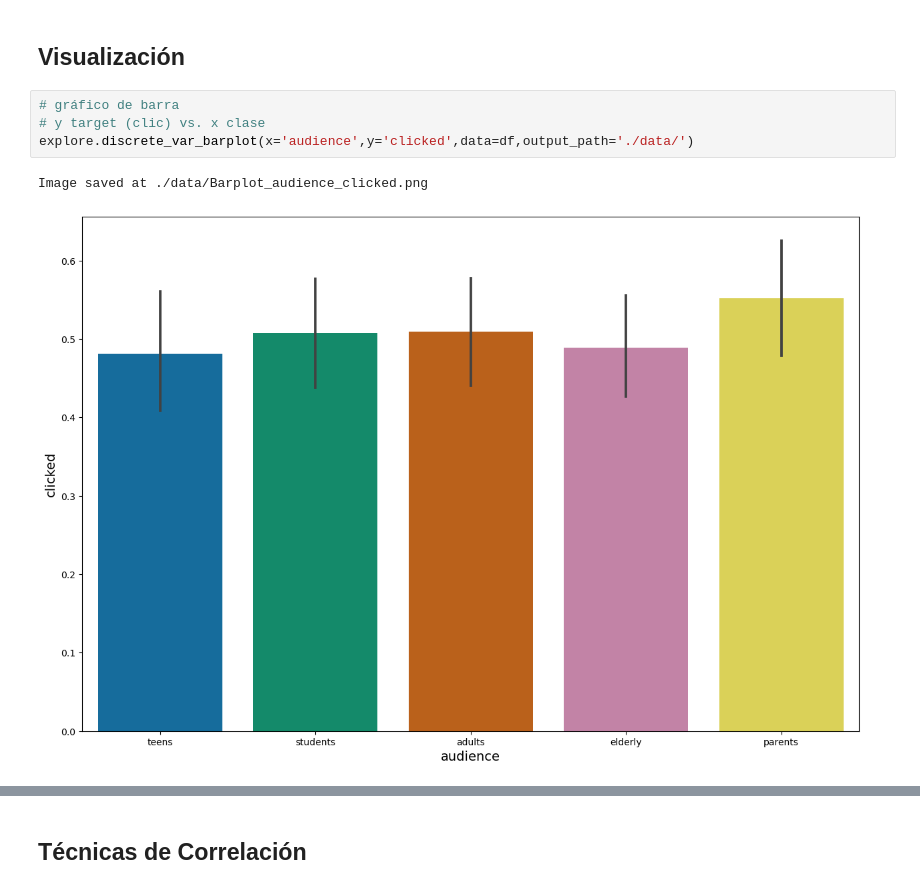
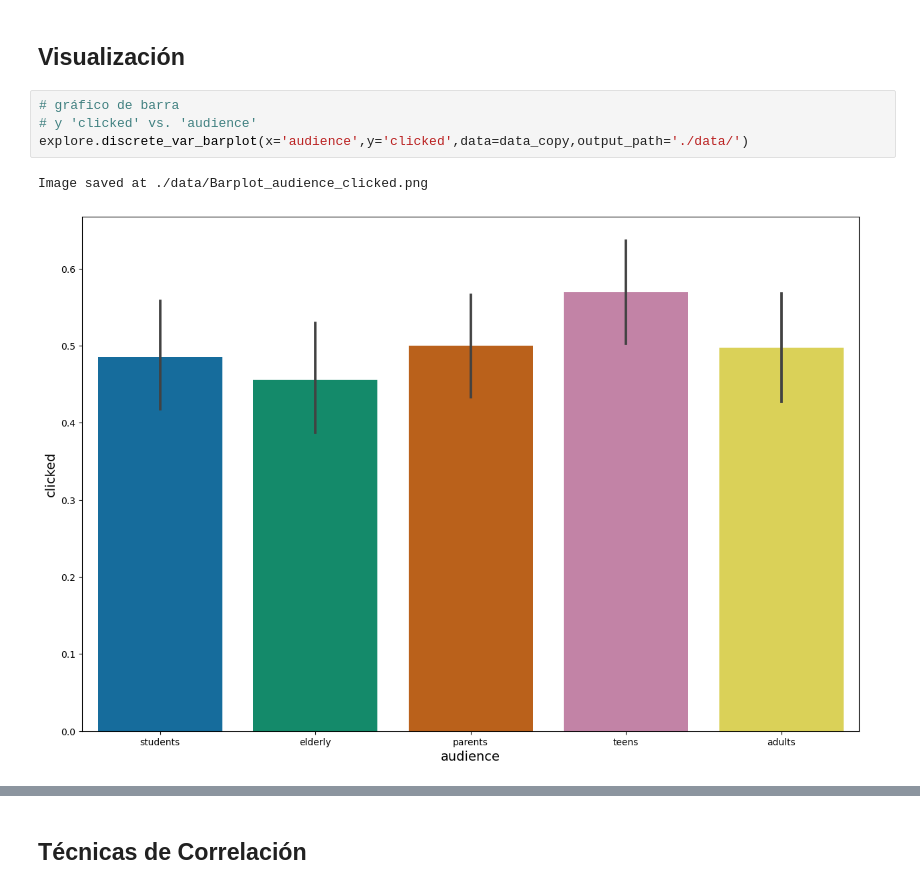
Before and after one commit to dfosorio111/tech_skills, a Jupyter notebook: auxiliar/ml_test.ipynb, the cells around one changed output, grey strips where cells are left out. Saved outputs shown, nothing was run; the diff lists cells and outputs as text.

```diff
--- a/auxiliar/ml_test.ipynb
+++ b/auxiliar/ml_test.ipynb
@@ -404,11 +682,11 @@ plt.show()
 ## Visualización
 # %%
 # gráfico de barra
-# y target (clic) vs. x clase
-explore.discrete_var_barplot(x='audience',y='clicked',data=df,output_path='./data/')
+# y 'clicked' vs. 'audience'
+explore.discrete_var_barplot(x='audience',y='clicked',data=data_copy,output_path='./data/')
 # %% [output]
 Image saved at ./data/Barplot_audience_clicked.png
-[figure, old version]
+[figure, new version]
 # %%
 # count plot: contar observaciones por categoria en columna
 # x= 'clicked'
```
Also changed, not shown: parts of 71 cells of this notebook, 19 other files.
